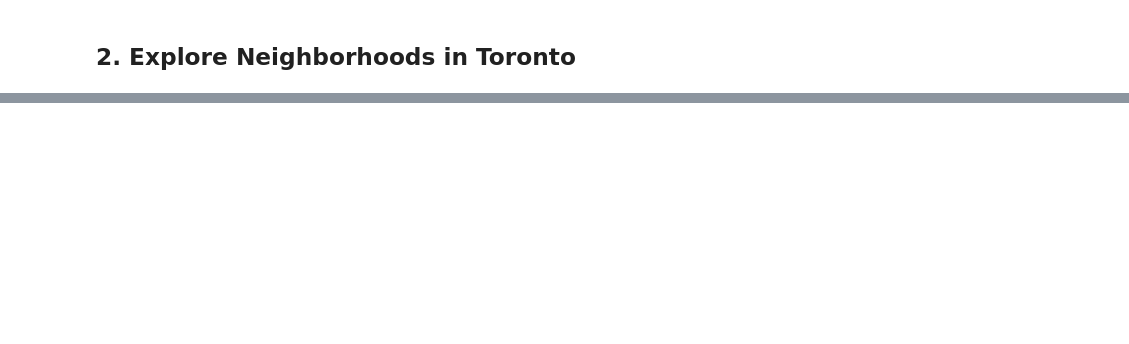
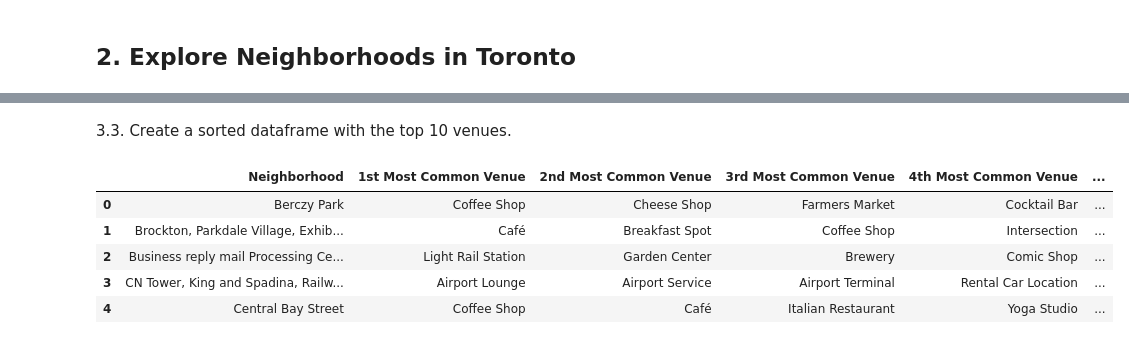
Before and after one commit to arongaldon/IBM-Capstone-Project, a Jupyter notebook: IBM Capstone Project - Toronto Clustering Lab 3 of 3.ipynb, the cells around one changed output, grey strips where cells are left out. Cells and saved outputs as stored; diff of their text form; code cells hidden in the pictures; blank space fills up the shorter version.

```diff
--- a/IBM Capstone Project - Toronto Clustering Lab 3 of 3.ipynb
+++ b/IBM Capstone Project - Toronto Clustering Lab 3 of 3.ipynb
@@ -213,0 +305,32 @@ nearby_venues
+# %% [markdown]
+3.3. Create a sorted dataframe with the top 10 venues.
+# %%
+def return_most_common_venues(row, num_top_venues):
+    row_categories = row.iloc[1:]
+    row_categories_sorted = row_categories.sort_values(ascending=False)
+    return row_categories_sorted.index.values[0:num_top_venues]
+
+num_top_venues = 10
+indicators = ['st', 'nd', 'rd']
+
+columns = ['Neighborhood']
+for ind in np.arange(num_top_venues):
+    try:
+        columns.append('{}{} Most Common Venue'.format(ind+1, indicators[ind]))
+    except:
+        columns.append('{}th Most Common Venue'.format(ind+1))
+
+neighborhoods_venues_sorted = pd.DataFrame(columns=columns)
+neighborhoods_venues_sorted['Neighborhood'] = toronto_grouped['Neighborhood']
+
+for ind in np.arange(toronto_grouped.shape[0]):
+    neighborhoods_venues_sorted.iloc[ind, 1:] = return_most_common_venues(toronto_grouped.iloc[ind, :], num_top_venues)
+
+neighborhoods_venues_sorted.head()
+# %% [output]
+|  | Neighborhood | 1st Most Common Venue | 2nd Most Common Venue | 3rd Most Common Venue | 4th Most Common Venue | ... |
+| 0 | Berczy Park | Coffee Shop | Cheese Shop | Farmers Market | Cocktail Bar | ... |
+| 1 | Brockton, Parkdale Village, Exhib... | Café | Breakfast Spot | Coffee Shop | Intersection | ... |
+| 2 | Business reply mail Processing Ce... | Light Rail Station | Garden Center | Brewery | Comic Shop | ... |
+| 3 | CN Tower, King and Spadina, Railw... | Airport Lounge | Airport Service | Airport Terminal | Rental Car Location | ... |
+| 4 | Central Bay Street | Coffee Shop | Café | Italian Restaurant | Yoga Studio | ... |
```
Also changed, not shown: parts of 23 cells of this notebook, 1 other file.
